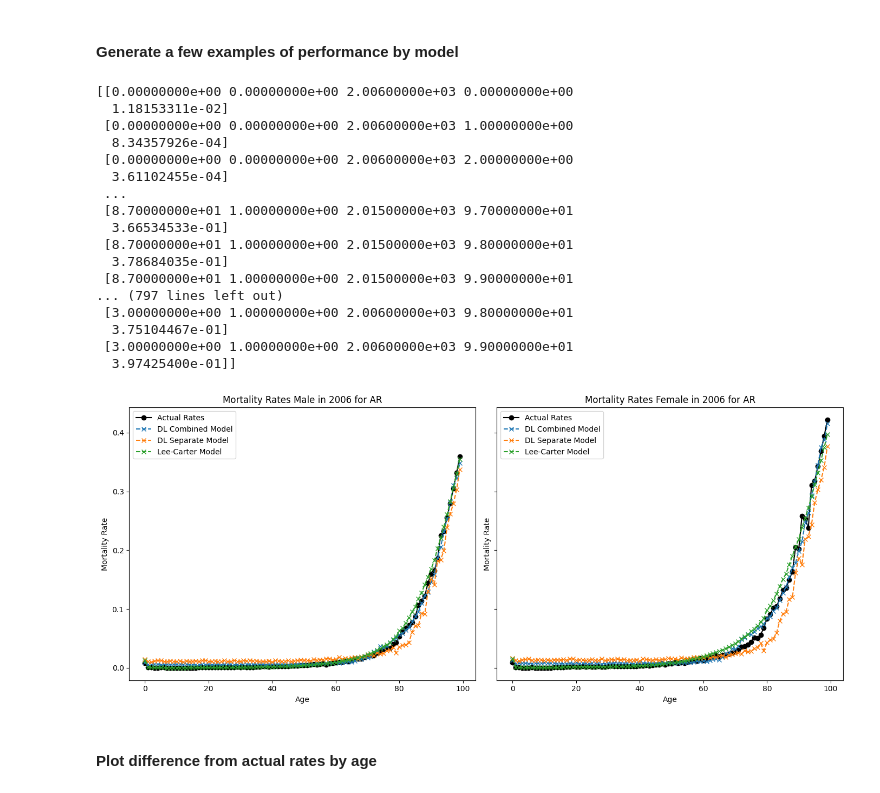
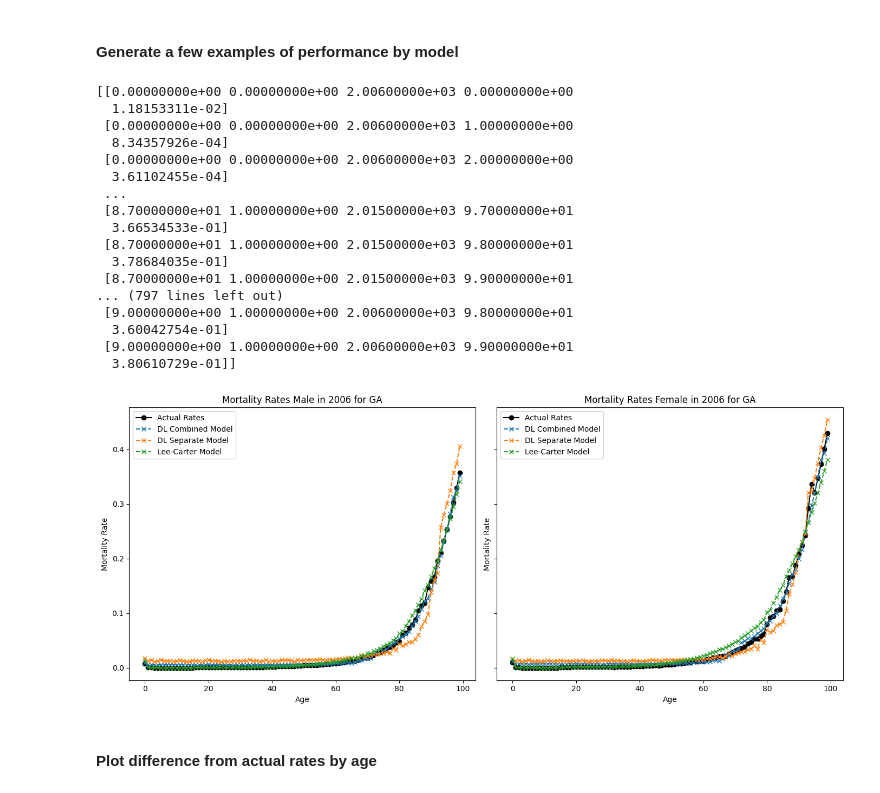
Before and after one commit to paigenpark/deep-mort, a Jupyter notebook: code/evaluate_models.ipynb, the cells around one changed output. Cells and saved outputs as stored; diff of their text form; code cells hidden in the pictures.

```diff
--- a/code/evaluate_models.ipynb
+++ b/code/evaluate_models.ipynb
@@ -801,30 +801,30 @@ def plot_mort_predictions(geo, year, age_range, genders, data, dl_models, model_
     plt.tight_layout()
     plt.show()
 # %%
-plot_mort_predictions(geo=3, year= 2006, age_range=np.arange(0,100), genders=[0,1], data=test_data,
+plot_mort_predictions(geo=9, year= 2006, age_range=np.arange(0,100), genders=[0,1], data=test_data,
                       dl_models={
                           'DL Combined': model_combined,
-                          'DL Separate': model_country
+                          'DL Separate': model_state
                       }, model_names=['DL Combined','DL Separate', 'Lee-Carter'], lc_predictions=lc_predictions, geos_key=geos_list)
 # %% [output]
 [[0.00000000e+00 0.00000000e+00 2.00600000e+03 0.00000000e+00
   1.18153311e-02]
  [0.00000000e+00 0.00000000e+00 2.00600000e+03 1.00000000e+00
   8.34357926e-04]
  [0.00000000e+00 0.00000000e+00 2.00600000e+03 2.00000000e+00
   3.61102455e-04]
  ...
  [8.70000000e+01 1.00000000e+00 2.01500000e+03 9.70000000e+01
   3.66534533e-01]
  [8.70000000e+01 1.00000000e+00 2.01500000e+03 9.80000000e+01
   3.78684035e-01]
  [8.70000000e+01 1.00000000e+00 2.01500000e+03 9.90000000e+01
 ... (797 lines left out)
- [3.00000000e+00 1.00000000e+00 2.00600000e+03 9.80000000e+01
-  3.75104467e-01]
- [3.00000000e+00 1.00000000e+00 2.00600000e+03 9.90000000e+01
-  3.97425400e-01]]
+ [9.00000000e+00 1.00000000e+00 2.00600000e+03 9.80000000e+01
+  3.60042754e-01]
+ [9.00000000e+00 1.00000000e+00 2.00600000e+03 9.90000000e+01
+  3.80610729e-01]]
-[figure, old version]
+[figure, new version]
 # %% [markdown]
 #### Plot difference from actual rates by age
 # %%
```
Also changed, not shown: parts of 10 cells of this notebook, 1 other file.
